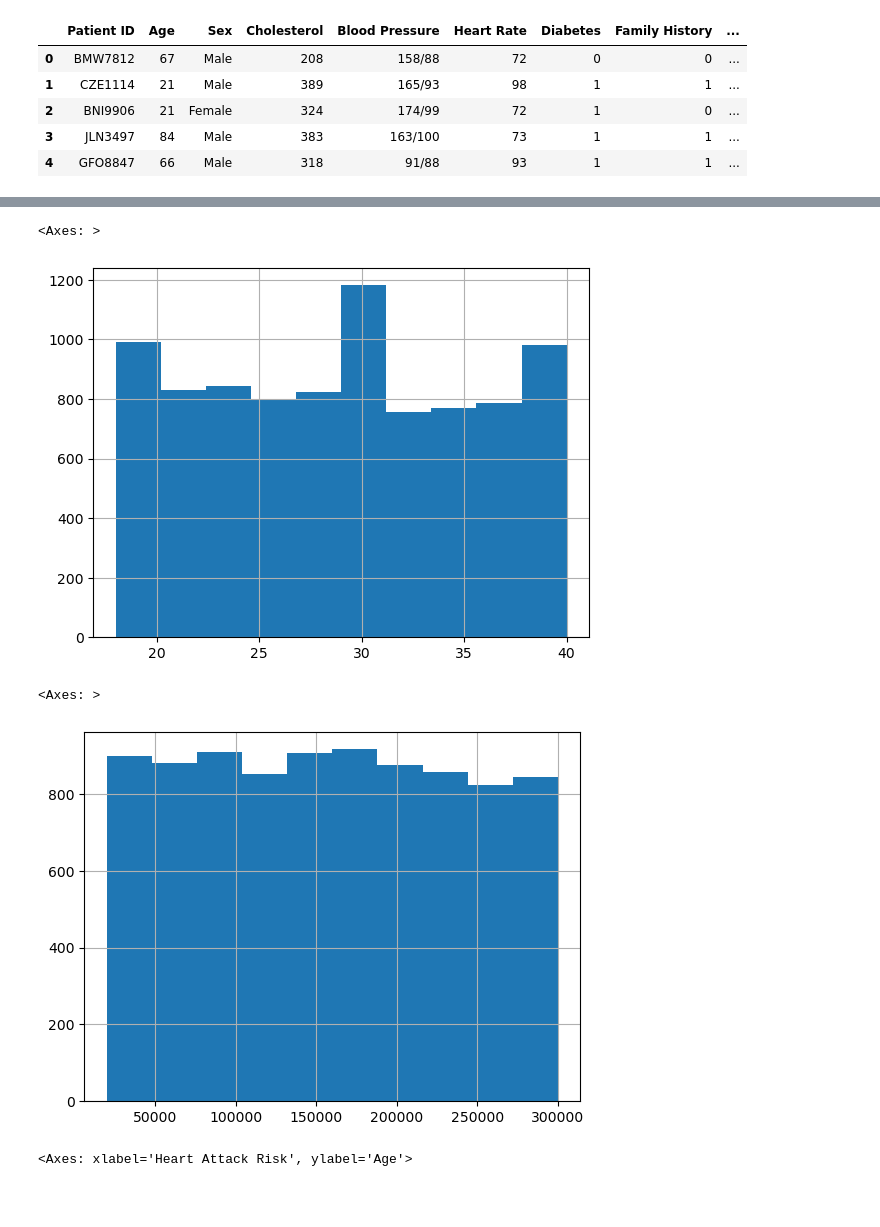
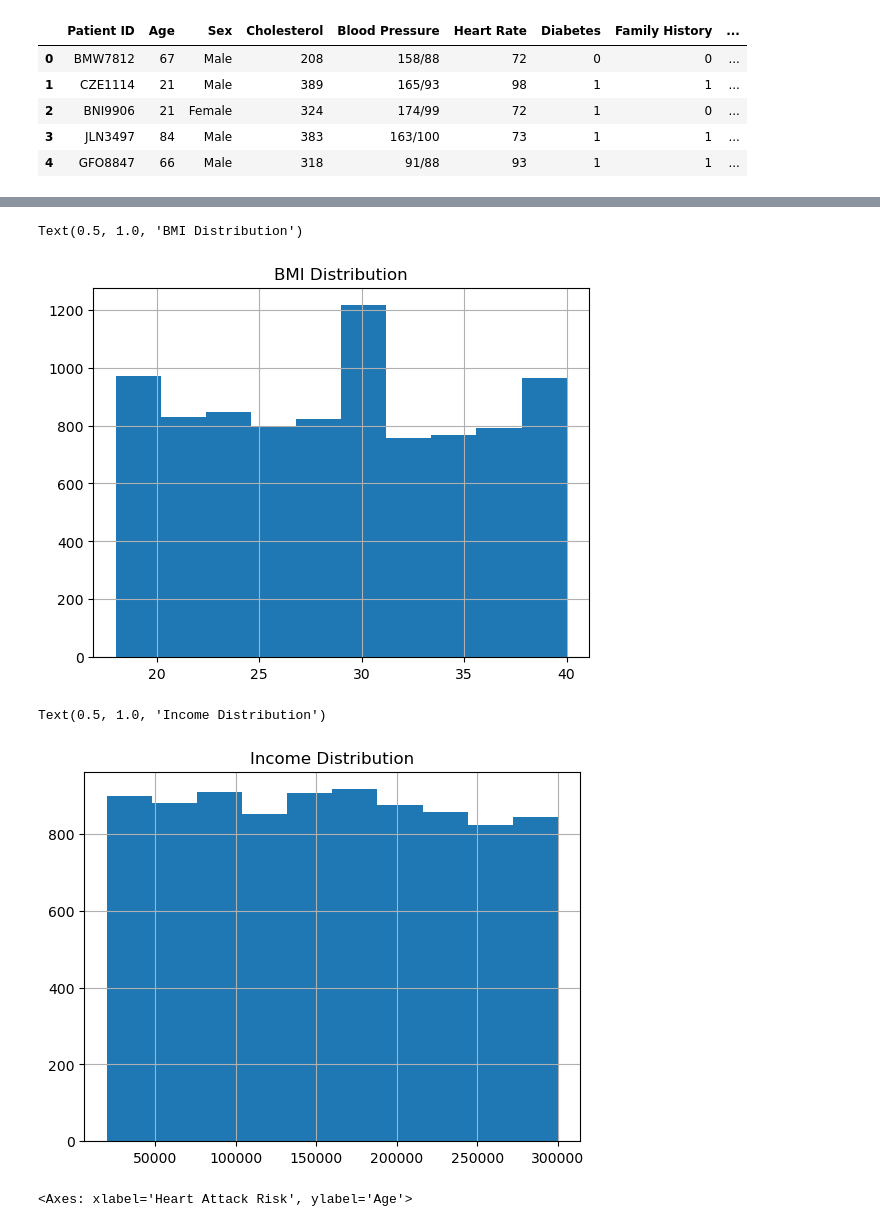
Before and after one commit to mainfranco/SpringBoard, a Jupyter notebook: New Capstone Idea.ipynb, the cells around one changed output, grey strips where cells are left out. Drawn from its saved outputs; the diff is of its cells as text; code cells hidden in the pictures; blank space fills up the shorter version.

```diff
--- a/New Capstone Idea.ipynb
+++ b/New Capstone Idea.ipynb
@@ -96,13 +108,15 @@ sns.countplot(df,x='Sex',hue='Heart Attack Risk')
 # %%
 df['BMI'].hist()
+plt.title('BMI Distribution')
 # %% [output]
-<Axes: >
+Text(0.5, 1.0, 'BMI Distribution')
-[figure, old version]
+[figure, new version]
 # %%
 df['Income'].hist()
+plt.title('Income Distribution')
 # %% [output]
-<Axes: >
+Text(0.5, 1.0, 'Income Distribution')
-[figure, old version]
+[figure, new version]
 # %%
 sns.boxplot(y='Age',x='Heart Attack Risk',data=df)
 # %% [output]
```
Also changed, not shown: parts of 29 cells of this notebook.
